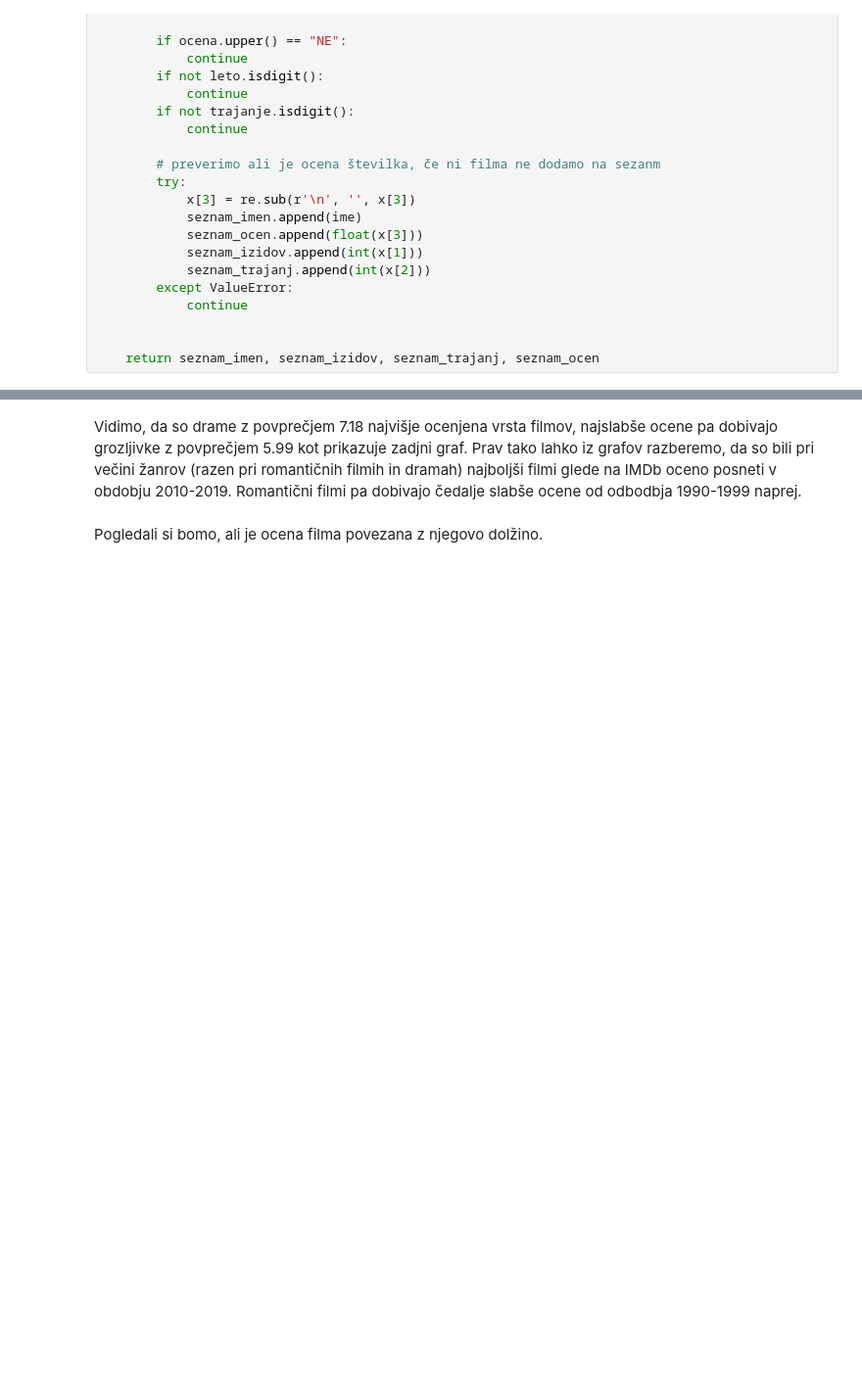
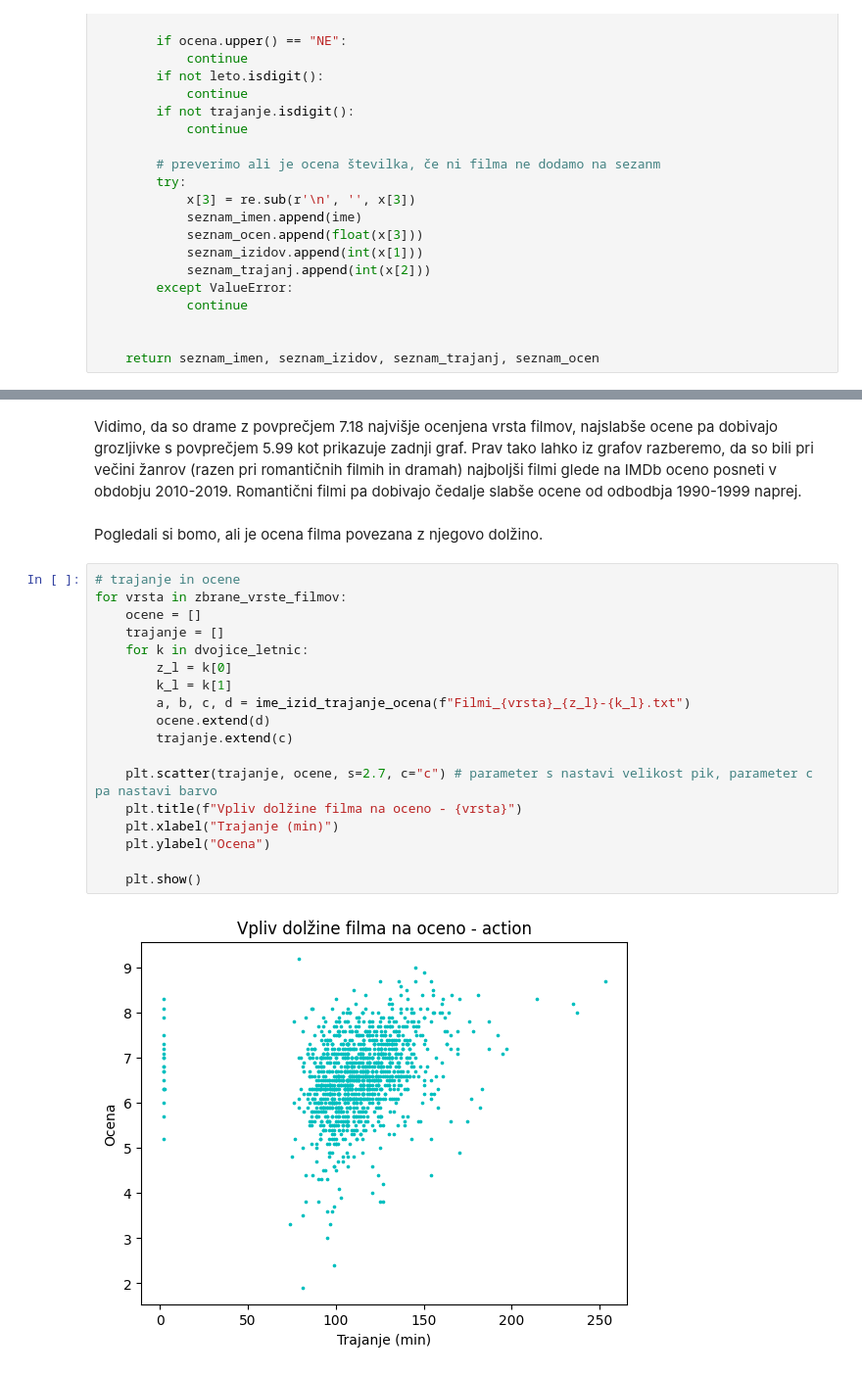
Before and after one commit to hrovatjan/projektna, a Jupyter notebook: main.ipynb, the cells around one changed output, grey strips where cells are left out. Shown at 98% size. Cells and saved outputs as stored; diff of their text form; blank space fills up the shorter version.

```diff
--- a/main.ipynb
+++ b/main.ipynb
@@ -205,6 +207,26 @@ plt.show()
 [figure]
 [figure]
 # %% [markdown]
-Vidimo, da so drame z povprečjem 7.18 najvišje ocenjena vrsta filmov, najslabše ocene pa dobivajo grozljivke z povprečjem 5.99 kot prikazuje zadjni graf. Prav tako lahko iz grafov razberemo, da so bili pri večini žanrov (razen pri romantičnih filmih in dramah) najboljši filmi glede na IMDb oceno posneti v obdobju 2010-2019. Romantični filmi pa dobivajo čedalje slabše ocene od odbodbja 1990-1999 naprej.
+Vidimo, da so drame z povprečjem 7.18 najvišje ocenjena vrsta filmov, najslabše ocene pa dobivajo grozljivke s povprečjem 5.99 kot prikazuje zadnji graf. Prav tako lahko iz grafov razberemo, da so bili pri večini žanrov (razen pri romantičnih filmih in dramah) najboljši filmi glede na IMDb oceno posneti v obdobju 2010-2019. Romantični filmi pa dobivajo čedalje slabše ocene od odbodbja 1990-1999 naprej.
 # %% [markdown]
 Pogledali si bomo, ali je ocena filma povezana z njegovo dolžino.
+# %%
+# trajanje in ocene
+for vrsta in zbrane_vrste_filmov:
+    ocene = []
+    trajanje = []
+    for k in dvojice_letnic:
+        z_l = k[0]
+        k_l = k[1]
+        a, b, c, d = ime_izid_trajanje_ocena(f"Filmi_{vrsta}_{z_l}-{k_l}.txt")
+        ocene.extend(d)
+        trajanje.extend(c)
+
+    plt.scatter(trajanje, ocene, s=2.7, c="c") # parameter s nastavi velikost pik, parameter c pa nastavi barvo
+    plt.title(f"Vpliv dolžine filma na oceno - {vrsta}")
+    plt.xlabel("Trajanje (min)")
+    plt.ylabel("Ocena")
+
+    plt.show()
+# %% [output]
+[figure, added]
```
Also changed, not shown: parts of 11 cells of this notebook, 3 other files.
